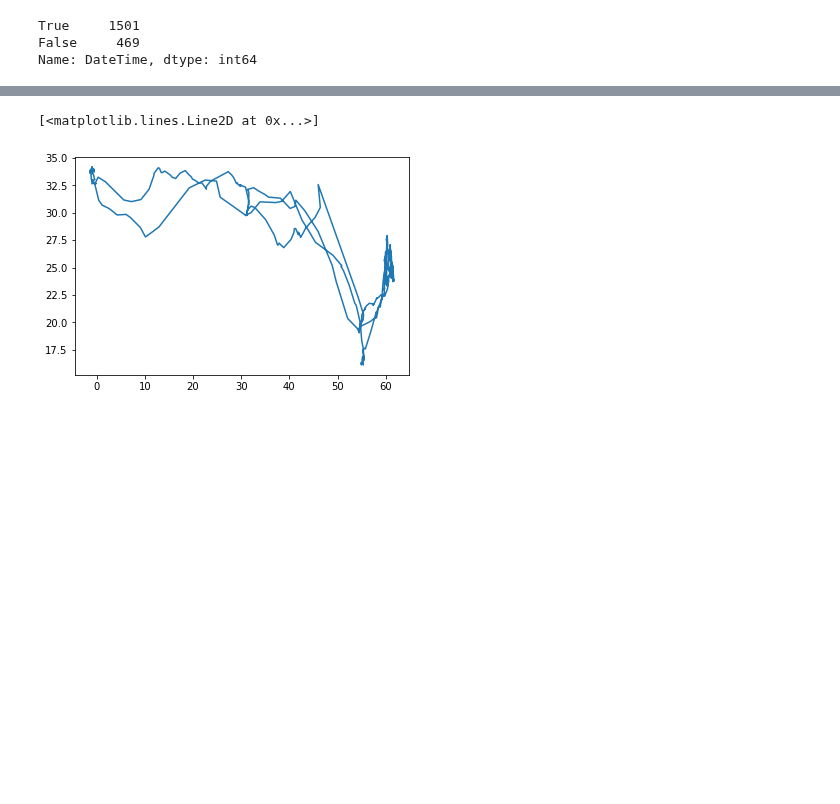
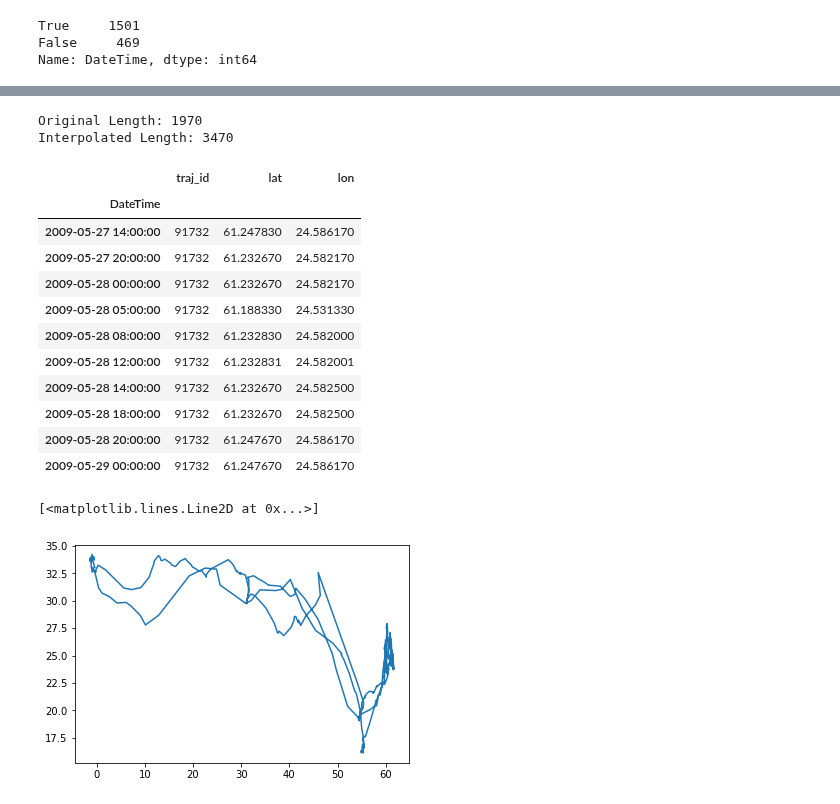
Before and after one commit to YakshHaranwala/PTRAIL, a Jupyter notebook: examples/rw_kin.ipynb, the cells around one changed output, grey strips where cells are left out. Saved outputs shown, nothing was run; the diff lists cells and outputs as text; code cells hidden in the pictures; blank space fills up the shorter version.

```diff
--- a/examples/rw_kin.ipynb
+++ b/examples/rw_kin.ipynb
@@ -62,3 +84,23 @@ Wall time: 4 s
+# %%
+small_ip_kin = help._kinematic_help(small.reset_index(drop=True).set_index([const.DateTime]), '91732', 3600*4)
+print(f"Original Length: {len(small)}")
+print(f"Interpolated Length: {len(small_ip_kin)}")
+small_ip_kin.sort_values(const.DateTime).head(10)
+# %% [output]
+Original Length: 1970
+Interpolated Length: 3470
+|  | traj_id | lat | lon |
+| DateTime |  |  |  |
+| 2009-05-27 14:00:00 | 91732 | 61.247830 | 24.586170 |
+| 2009-05-27 20:00:00 | 91732 | 61.232670 | 24.582170 |
+| 2009-05-28 00:00:00 | 91732 | 61.232670 | 24.582170 |
+| 2009-05-28 05:00:00 | 91732 | 61.188330 | 24.531330 |
+| 2009-05-28 08:00:00 | 91732 | 61.232830 | 24.582000 |
+| 2009-05-28 12:00:00 | 91732 | 61.232831 | 24.582001 |
+| 2009-05-28 14:00:00 | 91732 | 61.232670 | 24.582500 |
+| 2009-05-28 18:00:00 | 91732 | 61.232670 | 24.582500 |
+| 2009-05-28 20:00:00 | 91732 | 61.247670 | 24.586170 |
+| 2009-05-29 00:00:00 | 91732 | 61.247670 | 24.586170 |
 # %%
 plt.plot(small[const.LAT], small[const.LONG])
 # %% [output]
```
Also changed, not shown: parts of 13 cells of this notebook, 2 other files.
